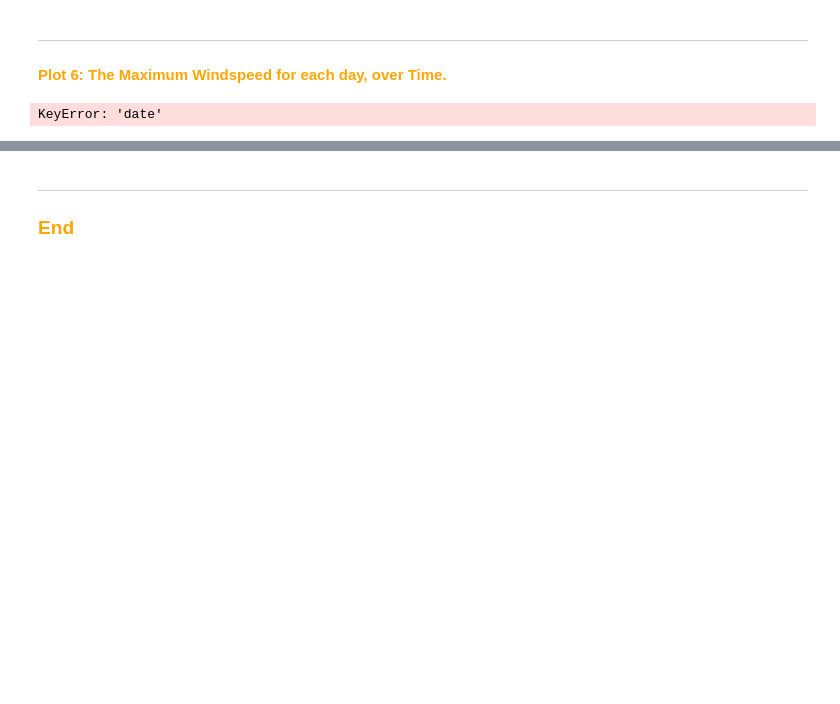
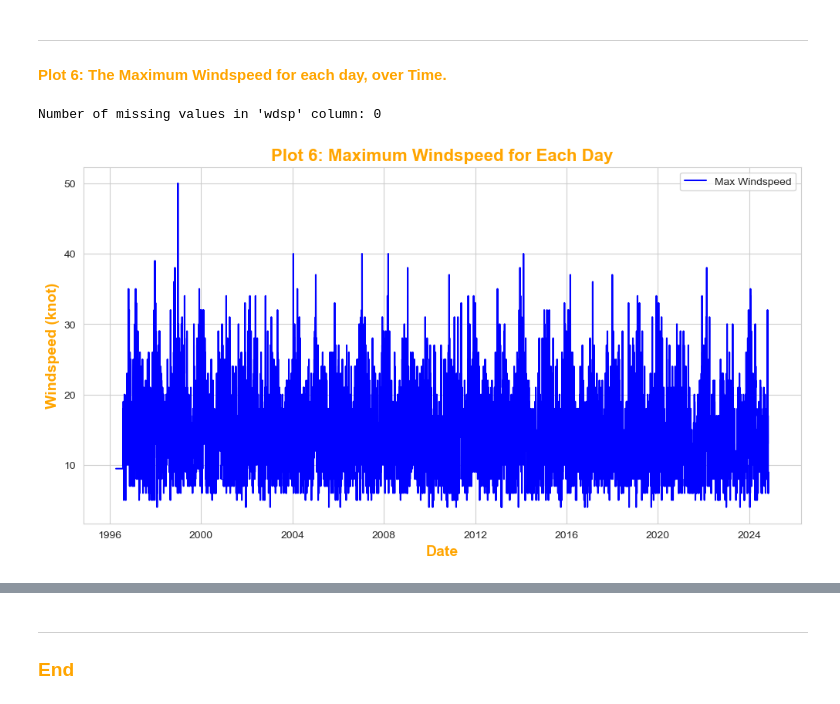
Before and after one commit to Laura6826/PFDA-assignments, a Jupyter notebook: assignment06/assignment_6_weather.ipynb, the cells around one changed output, grey strips where cells are left out. Cells and saved outputs as stored; diff of their text form; code cells hidden in the pictures; blank space fills up the shorter version.

Commit message:
Attempting Assign, 6, extra plots

```diff
--- a/assignment06/assignment_6_weather.ipynb
+++ b/assignment06/assignment_6_weather.ipynb
@@ -222,23 +222,38 @@ plt.show()
 # %% [markdown]
 ***
 #### <span style="color:orange"> Plot 6: The Maximum Windspeed for each day, over Time. <span>
+# %%
+# I need to identify all the blank cells in the 'wdsp' column and would like to replace them with the mean of the 'wdsp' column.
+
+# Identify blank cells in 'wdsp' column and replace them with NaN
+df_dropped['wdsp'].replace('', np.nan, inplace=True)
+
+# Calculate the mean of the 'wdsp' column, ignoring NaN values
+wdsp_mean = df_dropped['wdsp'].mean()
+
+# Replace NaN values with the column mean
+df_dropped['wdsp'].fillna(wdsp_mean, inplace=True)
+
+# Sanity check that it worked.
+missing_values = df_dropped['wdsp'].isnull().sum()
+print(f"Number of missing values in 'wdsp' column: {missing_values}")
+# %% [output]
+Number of missing values in 'wdsp' column: 0
 # %%
 # Calculate the maximum windspeed for each day
-max_daily_wdsp = df.groupby('date')['wdsp'].max().reset_index()
+max_daily_wdsp = df_dropped.groupby('date')['wdsp'].max().reset_index()
 
 # Convert the 'date' column back to datetime format for plotting
 max_daily_wdsp['date'] = pd.to_datetime(max_daily_wdsp['date'])
 
 # Plot the maximum windspeed for each day using Seaborn
 plt.figure(figsize=(12, 6))
 sns.lineplot(data=max_daily_wdsp, x='date', y='wdsp', label='Max Windspeed', color='blue')
-plt.xlabel('Date')
-plt.ylabel('Windspeed')
-plt.title('Plot 6: Maximum Windspeed for Each Day')
+plt.xlabel('Date', fontsize=14, fontweight='bold', color='orange')
+plt.ylabel('Windspeed (knot)', fontsize=14, fontweight='bold', color='orange')
+plt.title('Plot 6: Maximum Windspeed for Each Day', fontsize=16, fontweight='bold', color='orange')
 plt.legend()
-
-# Save the figure as a PNG file
-plt.savefig('Assignment06 Plot 6: Maximum Windspeed for Each Day.png')
+plt.savefig('Assignment06_Plot 6: Maximum Windspeed for Each Day.png')
 plt.show()
 # %% [output]
-KeyError: 'date'
+[figure, added]
```
Also changed, not shown: parts of 3 cells of this notebook, 3 other files.
